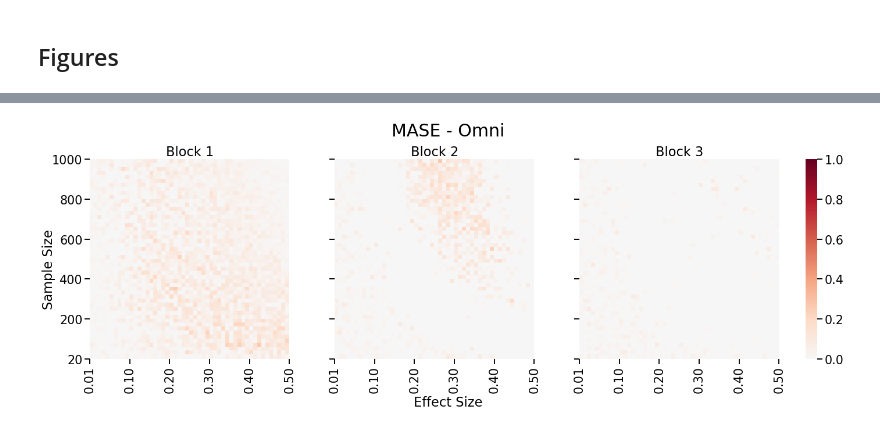
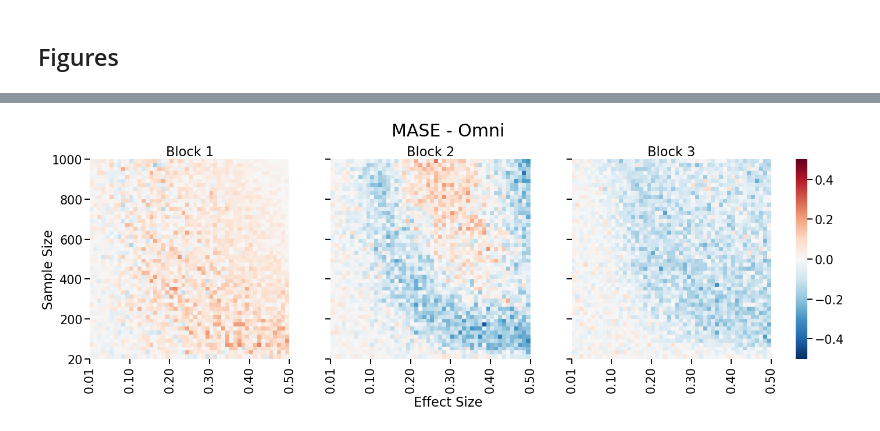
Before and after one commit to neurodata/dos_and_donts, a Jupyter notebook: experiments/experiment_3/20200204_experiment3.ipynb, the cells around one changed output, grey strips where cells are left out. Saved outputs shown, nothing was run; the diff lists cells and outputs as text; code cells hidden in the pictures.

```diff
--- a/experiments/experiment_3/20200204_experiment3.ipynb
+++ b/experiments/experiment_3/20200204_experiment3.ipynb
@@ -167,7 +167,7 @@ res_df.to_csv("20200204_results.csv", index=False)
 # %% [markdown]
 ## Figures
 # %%
-res_df = pd.read_csv("20200204_results.csv")
+res_df = pd.read_csv("./results/20200204_results.csv")
 
 res_df.head()
 # %% [output]
@@ -295,34 +295,34 @@ with sns.plotting_context("talk", font_scale=1.25):
 
     for i in range(3):
         sns.heatmap(
             np.flipud(
                 (
                     res_df[f"mase_power_{i+1}"] - res_df[f"omni_power_{i+1}"]
                 ).values.reshape(spacing, -1)
             ),
             ax=ax[i],
             square=True,
             center=0,
             cmap="RdBu_r",
             cbar_kws=dict(shrink=0.7),
             xticklabels=[fmt(d) for d in deltas],
             yticklabels=["{:.0f}".format(m) for m in ms],
             cbar_ax=ax[-1],
-            vmin=0,
-            vmax=1,
+            vmin=-0.5,
+            vmax=0.5,
         )
         ax[i].set_xticks(np.arange(0, ax[0].get_xlim()[1] + 1, 10))
         ax[i].set_yticks(np.arange(0, ax[0].get_ylim()[0] + 1, 10)[::-1])
         if i != 0:
             ax[i].yaxis.set_major_formatter(plt.NullFormatter())
         ax[i].set_title(f"Block {i+1}")
 
     fig.text(-0.01, 0.5, "Sample Size", va="center", rotation="vertical")
     fig.text(0.5, -0.03, "Effect Size", va="center", ha="center")
     fig.text(0.5, 1.05, "MASE - Omni", va="center", ha="center", fontsize=30)
 
     fig.savefig("./figures/20200204_diff_power.png", dpi=300, bbox_inches="tight")
     fig.savefig("./figures/20200204_diff_power.pdf", bbox_inches="tight")
 # %% [output]
-[figure, old version]
+[figure, new version]
 [interactive output not drawn]
```
Also changed, not shown: parts of 1 cell of this notebook, 2 other files.
